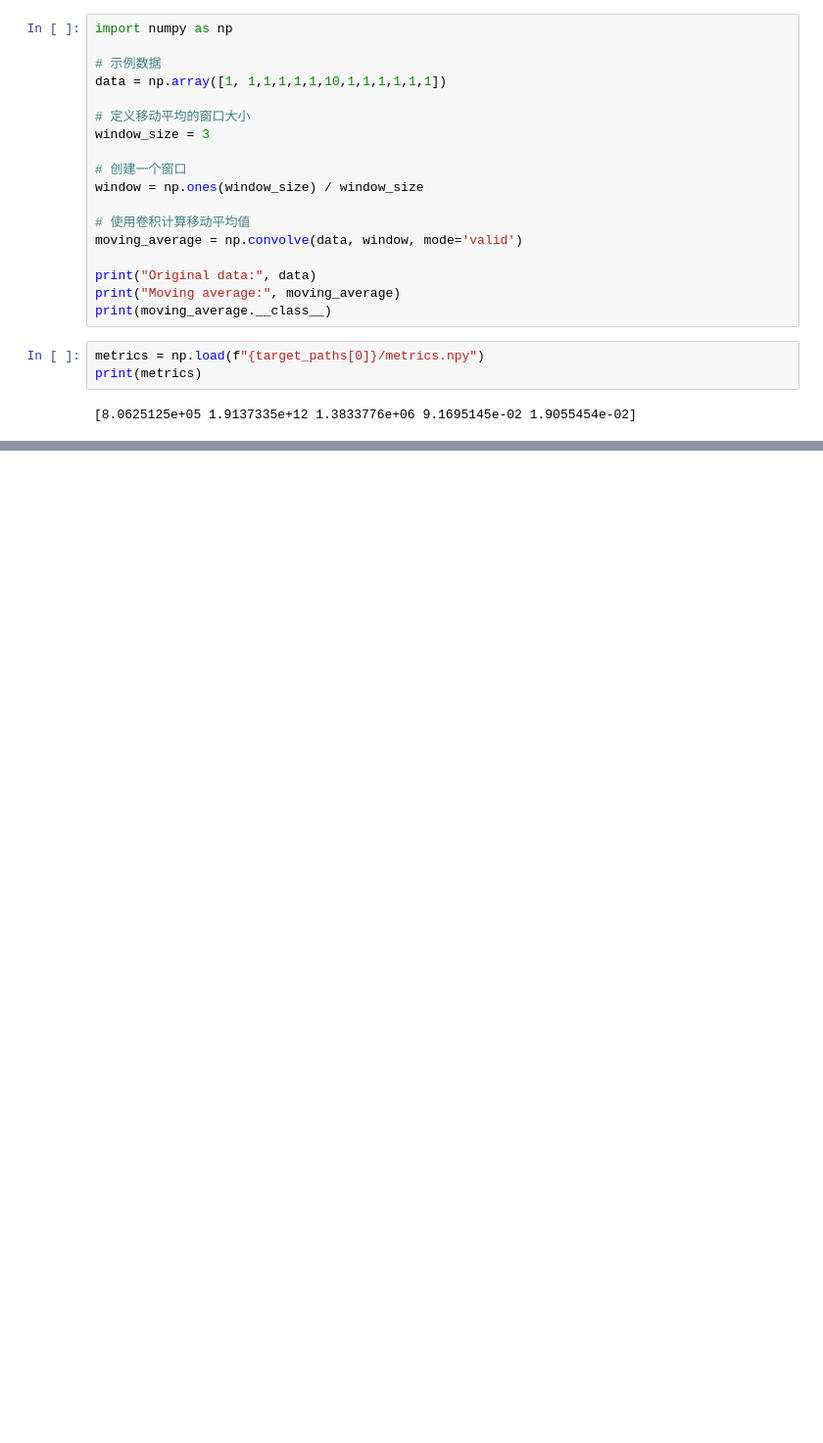
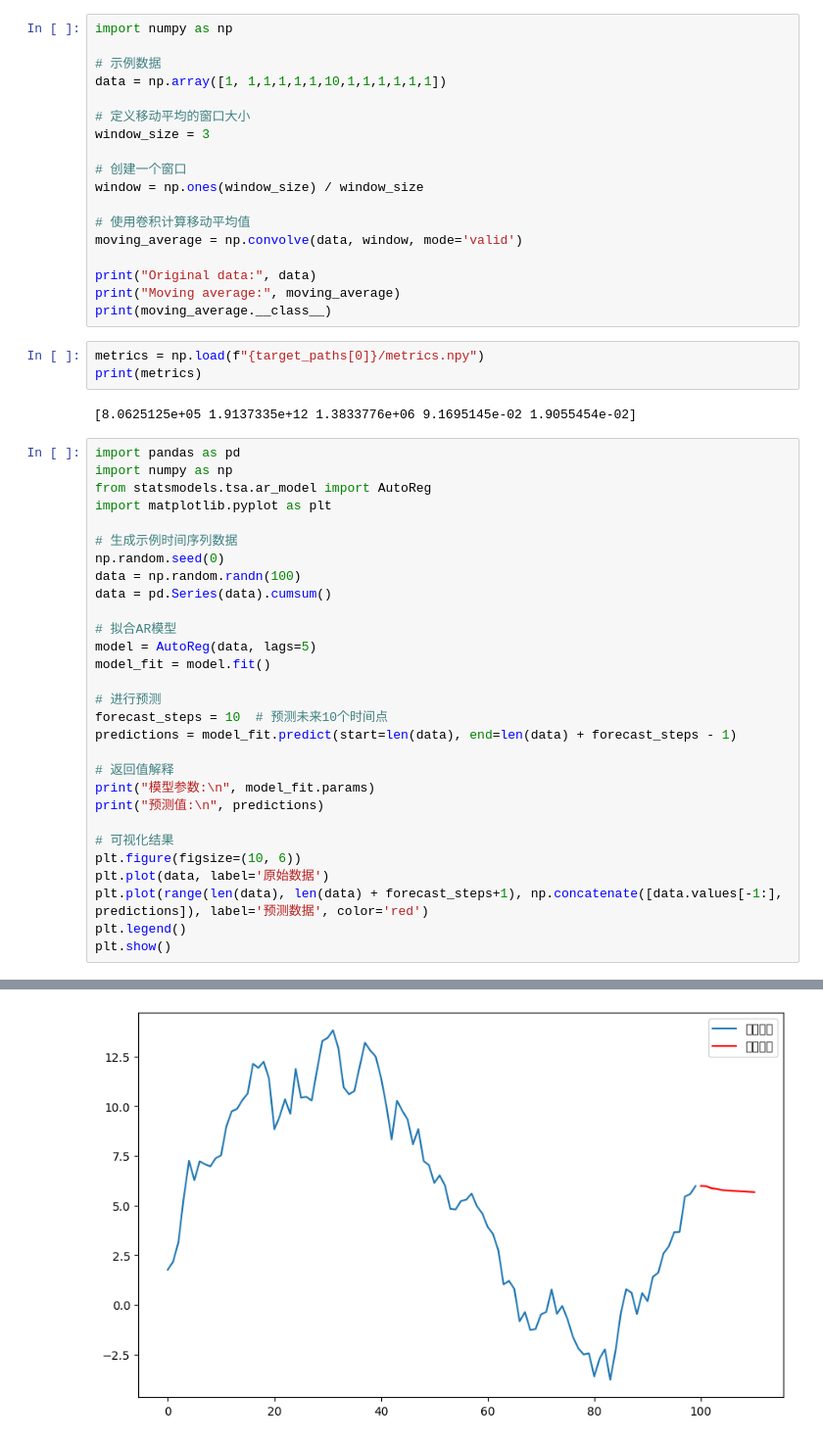
Before and after one commit to antigoneum/ClusterTracePredictModule, a Jupyter notebook: plot.ipynb, the cells around one changed output, grey strips where cells are left out. Shown at 98% size. Saved outputs shown, nothing was run; the diff lists cells and outputs as text; blank space fills up the shorter version.

```diff
--- a/plot.ipynb
+++ b/plot.ipynb
@@ -404,3 +488,33 @@ metrics = np.load(f"{target_paths[0]}/metrics.npy")
 print(metrics)
 # %% [output]
 [8.0625125e+05 1.9137335e+12 1.3833776e+06 9.1695145e-02 1.9055454e-02]
+# %%
+import pandas as pd
+import numpy as np
+from statsmodels.tsa.ar_model import AutoReg
+import matplotlib.pyplot as plt
+
+# 生成示例时间序列数据
+np.random.seed(0)
+data = np.random.randn(100)
+data = pd.Series(data).cumsum()
+
+# 拟合AR模型
+model = AutoReg(data, lags=5)
+model_fit = model.fit()
+
+# 进行预测
+forecast_steps = 10  # 预测未来10个时间点
+predictions = model_fit.predict(start=len(data), end=len(data) + forecast_steps - 1)
+
+# 返回值解释
+print("模型参数:\n", model_fit.params)
+print("预测值:\n", predictions)
+
+# 可视化结果
+plt.figure(figsize=(10, 6))
+plt.plot(data, label='原始数据')
+plt.plot(range(len(data), len(data) + forecast_steps+1), np.concatenate([data.values[-1:], predictions]), label='预测数据', color='red')
+plt.legend()
+plt.show()
+# %% [output]
@@ -406,0 +541 @@ print(metrics)
+[figure, added]
```
Also changed, not shown: parts of 8 cells of this notebook, 1 other file.
